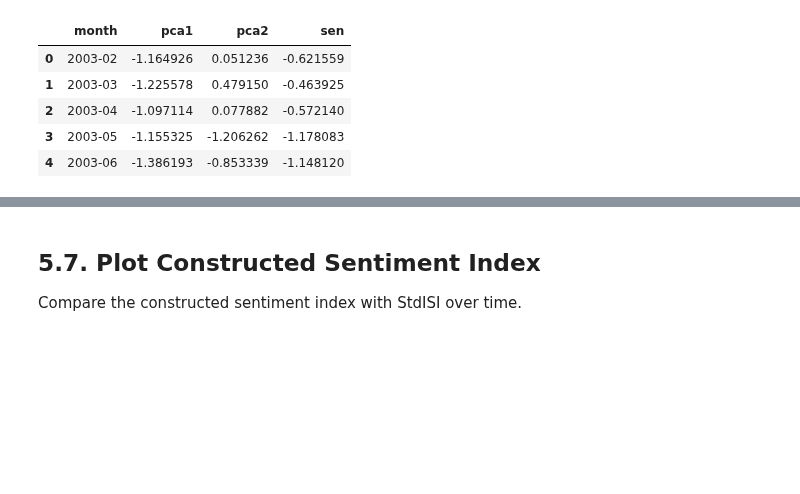
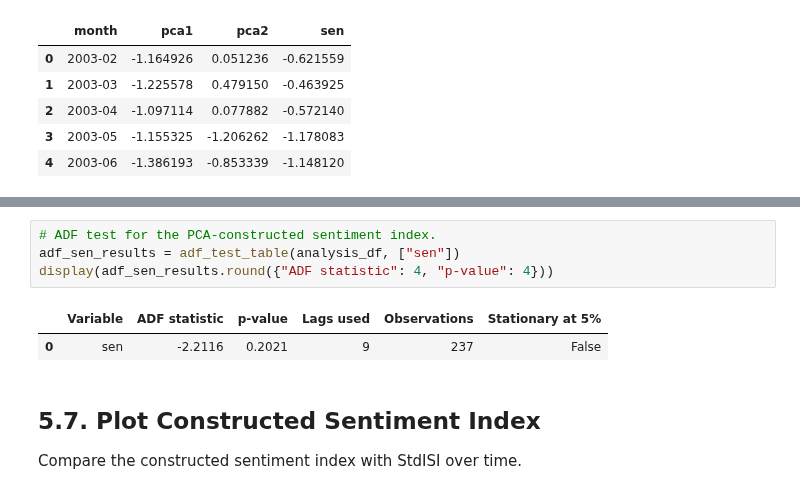
Before and after one commit to yang2094582004-ai/MSIN0114---Dissertation, a Jupyter notebook: Analysis.ipynb, the cells around one changed output, grey strips where cells are left out. Drawn from its saved outputs; the diff is of its cells as text; blank space fills up the shorter version.

```diff
--- a/Analysis.ipynb
+++ b/Analysis.ipynb
@@ -1218,3 +1260,10 @@ PCA2 weight: 0.4468
+# %%
+# ADF test for the PCA-constructed sentiment index.
+adf_sen_results = adf_test_table(analysis_df, ["sen"])
+display(adf_sen_results.round({"ADF statistic": 4, "p-value": 4}))
+# %% [output]
+|  | Variable | ADF statistic | p-value | Lags used | Observations | Stationary at 5% |
+| 0 | sen | -2.2116 | 0.2021 | 9 | 237 | False |
 # %% [markdown]
 ## 5.7. Plot Constructed Sentiment Index
 
```
Also changed, not shown: parts of 7 cells of this notebook, 9 other files.
